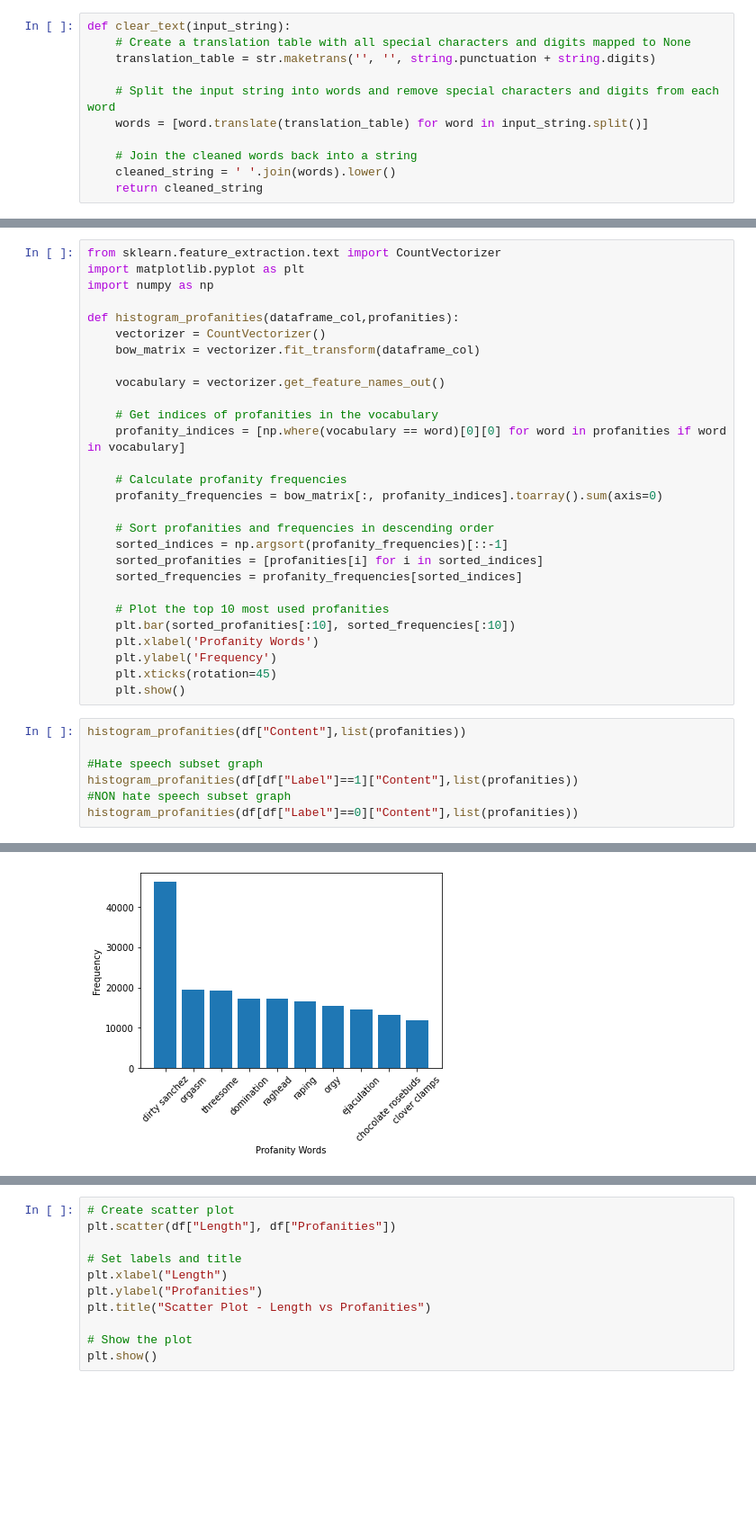
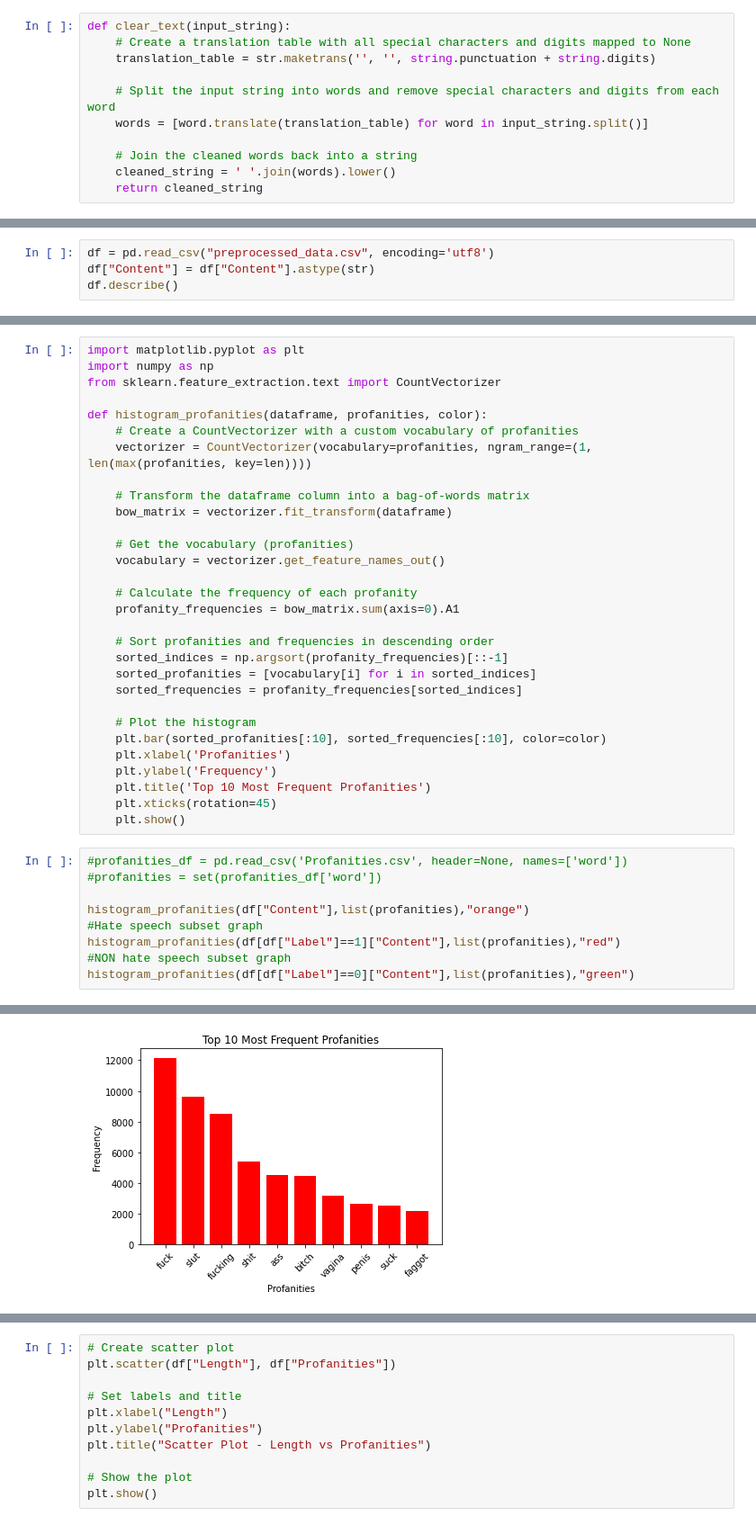
Before and after one commit to FilippoSechi/HateSpeechDetection, a Jupyter notebook: notebook.ipynb, the cells around one changed output, grey strips where cells are left out. Shown at 90% size. Cells and saved outputs as stored; diff of their text form; blank space fills up the shorter version.

```diff
--- a/notebook.ipynb
+++ b/notebook.ipynb
@@ -294,0 +173,4 @@ df.tail(50)
+# %%
+df = pd.read_csv("preprocessed_data.csv", encoding='utf8')
+df["Content"] = df["Content"].astype(str)
+df.describe()
@@ -295,36 +285,40 @@ df.tail(50)
 # %%
-from sklearn.feature_extraction.text import CountVectorizer
 import matplotlib.pyplot as plt
 import numpy as np
+from sklearn.feature_extraction.text import CountVectorizer
 
-def histogram_profanities(dataframe_col,profanities):
-    vectorizer = CountVectorizer()
-    bow_matrix = vectorizer.fit_transform(dataframe_col)
+def histogram_profanities(dataframe, profanities, color):
+    # Create a CountVectorizer with a custom vocabulary of profanities
+    vectorizer = CountVectorizer(vocabulary=profanities, ngram_range=(1, len(max(profanities, key=len))))
 
+    # Transform the dataframe column into a bag-of-words matrix
+    bow_matrix = vectorizer.fit_transform(dataframe)
+
+    # Get the vocabulary (profanities)
     vocabulary = vectorizer.get_feature_names_out()
 
-    # Get indices of profanities in the vocabulary
-    profanity_indices = [np.where(vocabulary == word)[0][0] for word in profanities if word in vocabulary]
-
-    # Calculate profanity frequencies
-    profanity_frequencies = bow_matrix[:, profanity_indices].toarray().sum(axis=0)
+    # Calculate the frequency of each profanity
+    profanity_frequencies = bow_matrix.sum(axis=0).A1
 
     # Sort profanities and frequencies in descending order
     sorted_indices = np.argsort(profanity_frequencies)[::-1]
-    sorted_profanities = [profanities[i] for i in sorted_indices]
+    sorted_profanities = [vocabulary[i] for i in sorted_indices]
     sorted_frequencies = profanity_frequencies[sorted_indices]
 
-    # Plot the top 10 most used profanities
-    plt.bar(sorted_profanities[:10], sorted_frequencies[:10])
-    plt.xlabel('Profanity Words')
+    # Plot the histogram
+    plt.bar(sorted_profanities[:10], sorted_frequencies[:10], color=color)
+    plt.xlabel('Profanities')
     plt.ylabel('Frequency')
+    plt.title('Top 10 Most Frequent Profanities')
     plt.xticks(rotation=45)
     plt.show()
 # %%
-histogram_profanities(df["Content"],list(profanities))
+#profanities_df = pd.read_csv('Profanities.csv', header=None, names=['word'])
+#profanities = set(profanities_df['word'])
 
+histogram_profanities(df["Content"],list(profanities),"orange")
 #Hate speech subset graph
-histogram_profanities(df[df["Label"]==1]["Content"],list(profanities))
+histogram_profanities(df[df["Label"]==1]["Content"],list(profanities),"red")
 #NON hate speech subset graph
-histogram_profanities(df[df["Label"]==0]["Content"],list(profanities))
+histogram_profanities(df[df["Label"]==0]["Content"],list(profanities),"green")
 # %% [output]
@@ -332 +326 @@ histogram_profanities(df[df["Label"]==0]["Content"],list(profanities))
-[figure, old version]
+[figure, new version]
```
Also changed, not shown: parts of 27 cells of this notebook, 1 other file.
